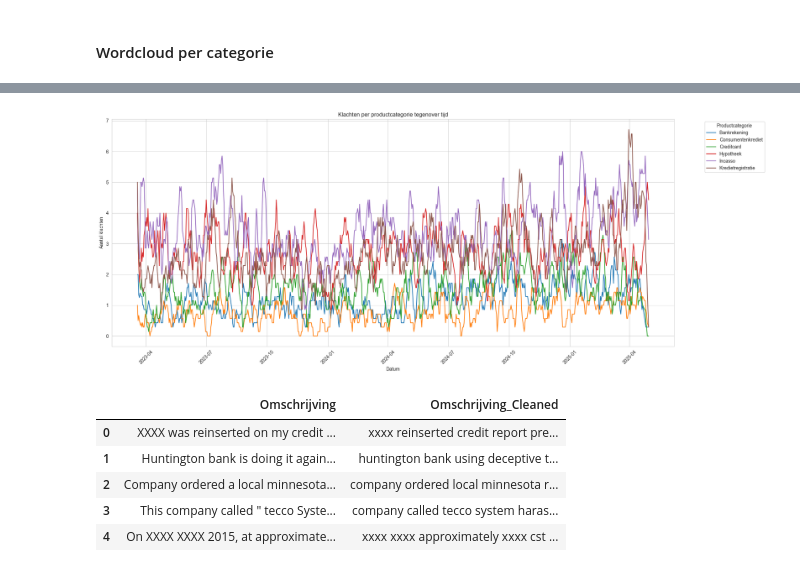
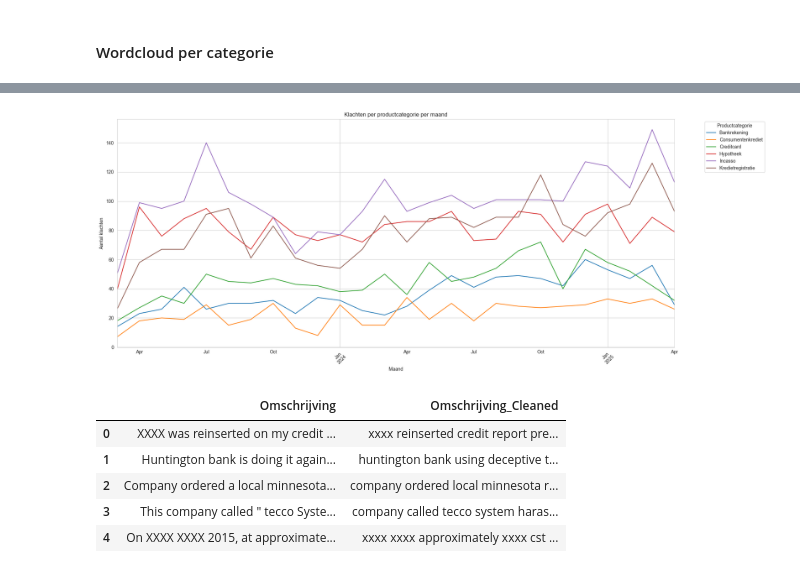
Before and after one commit to AmissaAbbes/Dataproject1, a Jupyter notebook: train.ipynb, the cells around one changed output, grey strips where cells are left out. Saved outputs shown, nothing was run; the diff lists cells and outputs as text; code cells hidden in the pictures.

Commit message:
naive bayes en logistic en lijngrafiek aanpssing per maand

```diff
--- a/train.ipynb
+++ b/train.ipynb
@@ -221,7 +223,7 @@ stopwoorden = list(set(ENGLISH_STOP_WORDS).union({
 
 train["clean"] = train["Omschrijving"].fillna("").str.lower().str.replace(r'[^a-z\s]', ' ', regex=True)
 
-vectorizer = TfidfVectorizer(stop_words=stopwoorden, max_features=1000)
+vectorizer = TfidfVectorizer(stop_words=stopwoorden, max_features=100000)
 tfidf = vectorizer.fit_transform(train["clean"])
 woorden = vectorizer.get_feature_names_out()
 
@@ -249,23 +251,21 @@ for product, groep in train.groupby("Product"):
 # %%
-#datumkolom om naar datetime
 train["Datum_ontvangst"] = pd.to_datetime(train["Datum_ontvangst"])
 
-##groeperen en rolling average
-klachten_per_dag = train.groupby([train["Datum_ontvangst"].dt.date, "Product"]).size().unstack(fill_value=0)
-smoothed = klachten_per_dag.rolling(window=7, min_periods=1).mean()
+#klachten per maand
+klachten_per_maand = train.groupby([train["Datum_ontvangst"].dt.to_period("M"), "Product"]).size().unstack(fill_value=0)
 
-##plotten
+#Plotten
 sns.set_style("whitegrid")
-smoothed.plot(figsize=(20,8))
-plt.title("Klachten per productcategorie per week")
-plt.xlabel("Datum")
+klachten_per_maand.plot(figsize=(20,8))
+plt.title("Klachten per productcategorie per maand")
+plt.xlabel("Maand")
 plt.ylabel("Aantal klachten")
 plt.xticks(rotation=45)
 plt.legend(title="Productcategorie", bbox_to_anchor=(1.05, 1), loc='upper left')
 plt.tight_layout()
 plt.show()
 # %% [output]
-[figure, old version]
+[figure, new version]
 # %%
 stop_words = set(stopwords.words('english'))
 lemmatizer = WordNetLemmatizer()
```
Also changed, not shown: parts of 10 cells of this notebook.
